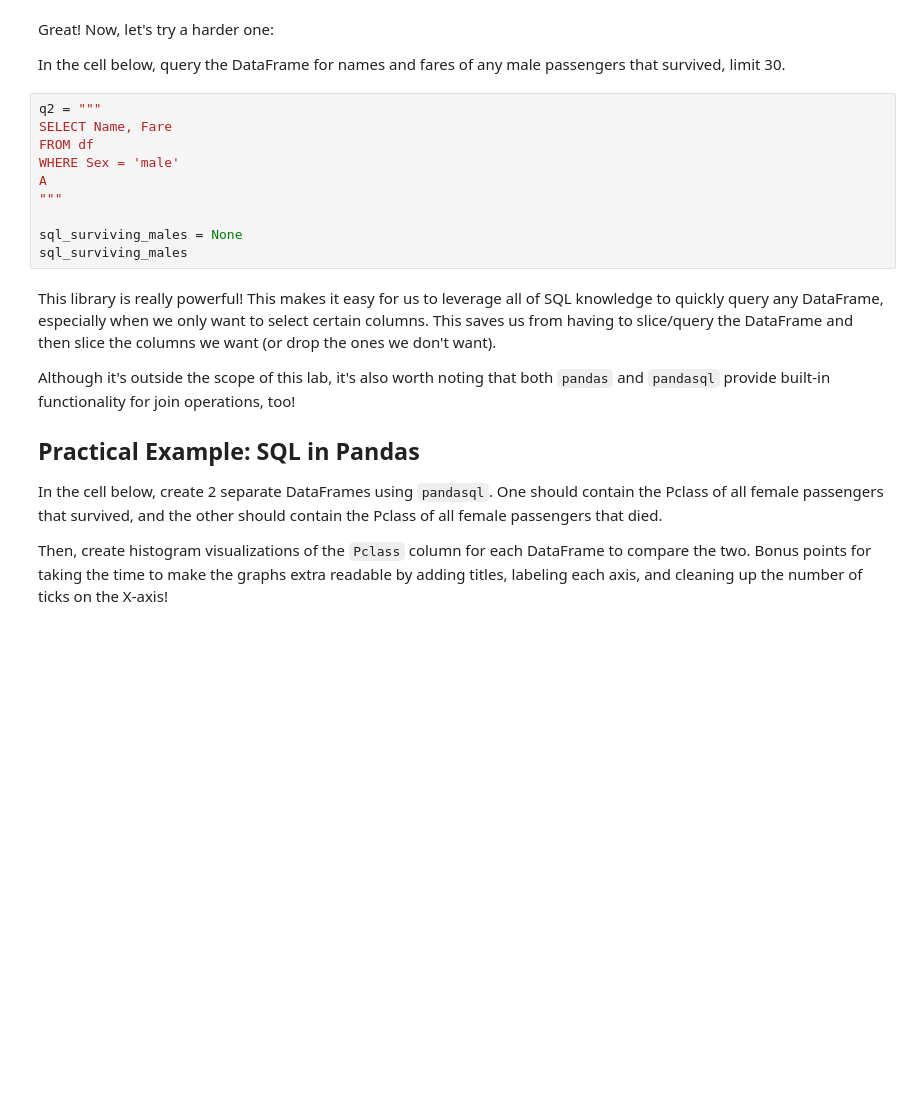
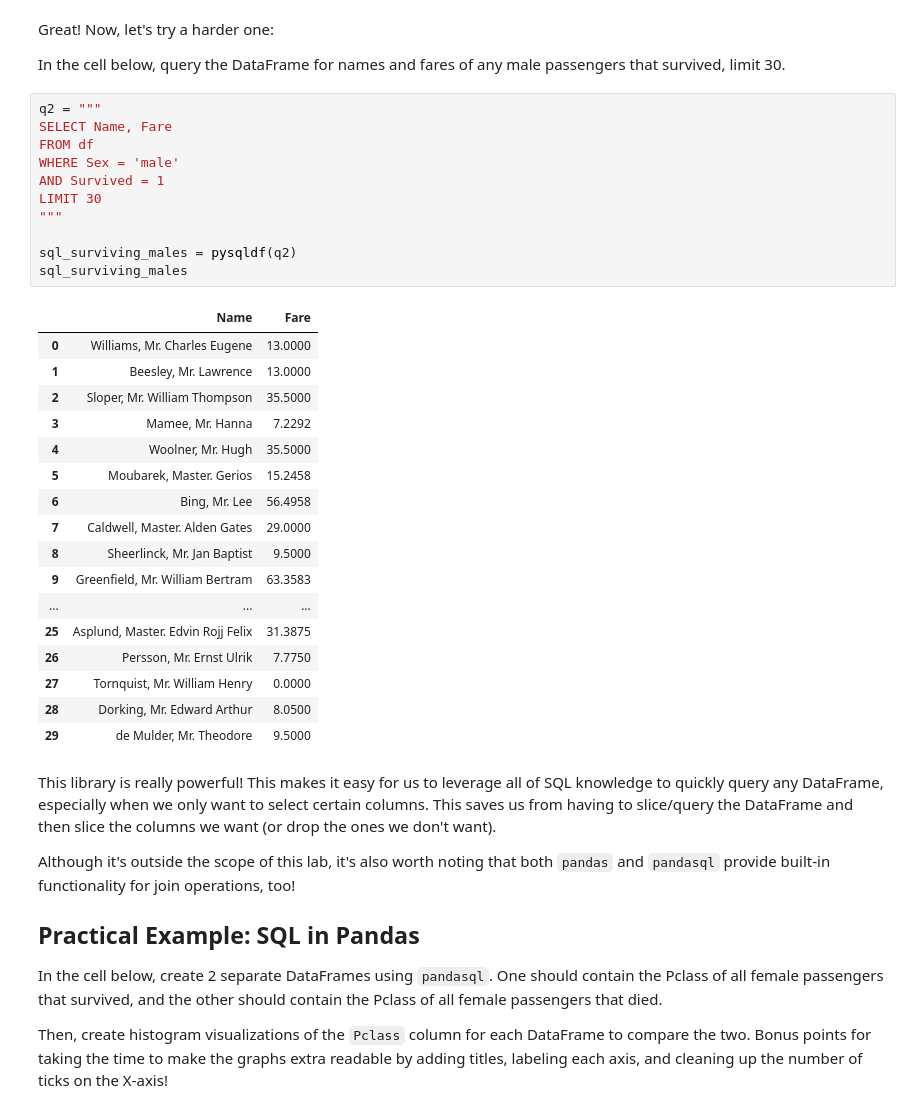
Before and after one commit to as6140/dsc-1-05-17-using-sql-with-pandas-lab-seattle-ds-career-040119, a Jupyter notebook: index.ipynb, the cells around one changed output. Cells and saved outputs as stored; diff of their text form; blank space fills up the shorter version.

```diff
--- a/index.ipynb
+++ b/index.ipynb
@@ -282,13 +282,32 @@ In the cell below, query the DataFrame for names and fares of any male passenger
 # %%
 q2 = """
 SELECT Name, Fare
 FROM df
 WHERE Sex = 'male'
-A
+AND Survived = 1
+LIMIT 30
 """
 
-sql_surviving_males = None
+sql_surviving_males = pysqldf(q2)
 sql_surviving_males
+# %% [output]
+|  | Name | Fare |
+| 0 | Williams, Mr. Charles Eugene | 13.0000 |
+| 1 | Beesley, Mr. Lawrence | 13.0000 |
+| 2 | Sloper, Mr. William Thompson | 35.5000 |
+| 3 | Mamee, Mr. Hanna | 7.2292 |
+| 4 | Woolner, Mr. Hugh | 35.5000 |
+| 5 | Moubarek, Master. Gerios | 15.2458 |
+| 6 | Bing, Mr. Lee | 56.4958 |
+| 7 | Caldwell, Master. Alden Gates | 29.0000 |
+| 8 | Sheerlinck, Mr. Jan Baptist | 9.5000 |
+| 9 | Greenfield, Mr. William Bertram | 63.3583 |
+| ... | ... | ... |
+| 25 | Asplund, Master. Edvin Rojj Felix | 31.3875 |
+| 26 | Persson, Mr. Ernst Ulrik | 7.7750 |
+| 27 | Tornquist, Mr. William Henry | 0.0000 |
+| 28 | Dorking, Mr. Edward Arthur | 8.0500 |
+| 29 | de Mulder, Mr. Theodore | 9.5000 |
 # %% [markdown]
 This library is really powerful! This makes it easy for us to leverage all of SQL knowledge to quickly query any DataFrame, especially when we only want to select certain columns.  This saves us from having to slice/query the DataFrame and then slice the columns we want (or drop the ones we don't want).
 
```
